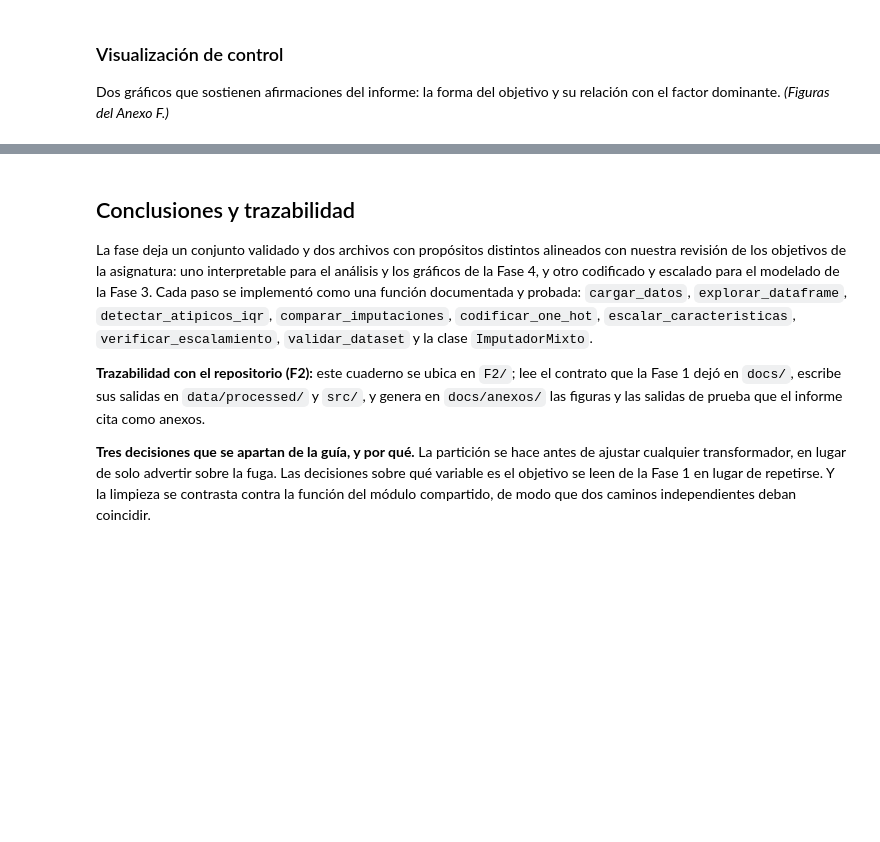
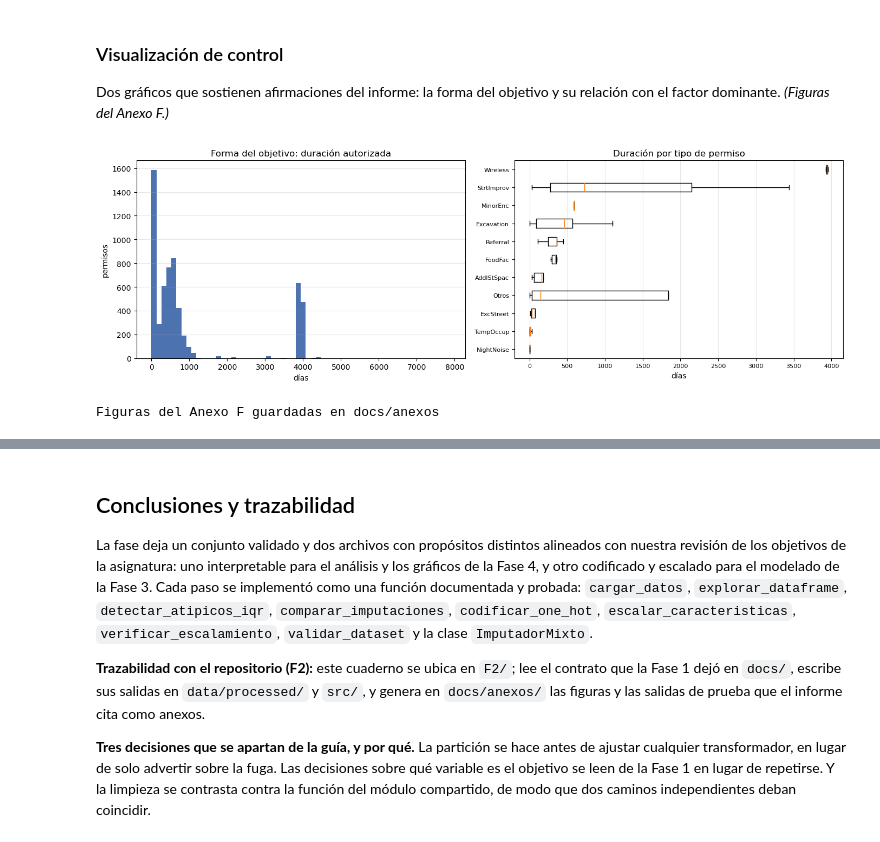
Before and after one commit to RJaramilloP/proyecto-grupo5-mcdi500, a Jupyter notebook: F2/F2_Prueba.ipynb, the cells around one changed output, grey strips where cells are left out. Drawn from its saved outputs; the diff is of its cells as text; code cells hidden in the pictures; blank space fills up the shorter version.

Commit message:
fix: Se implementan los códigos faltantes de la sección 6 y se generan anexos

```diff
--- a/F2/F2_Prueba.ipynb
+++ b/F2/F2_Prueba.ipynb
@@ -1458,4 +1556,35 @@ para el Anexo G del informe.
 Dos gráficos que sostienen afirmaciones del informe: la forma del objetivo y su relación con el
 factor dominante. *(Figuras del Anexo F.)*
 # %%
-#TODO: Código de los gráficos. Van en el informe!
+fig, ejes = plt.subplots(1, 2, figsize=(14, 4.6))
+
+# (1) Forma del objetivo: justifica evaluar una transformacion.
+ejes[0].hist(df[OBJETIVO], bins=60, color="#4C72B0")
+ejes[0].set_title("Forma del objetivo: duración autorizada")
+ejes[0].set_xlabel("días"); ejes[0].set_ylabel("permisos"); ejes[0].grid(axis="y", alpha=.3)
+
+# (2) El factor dominante segun la Fase 1.
+orden = df.groupby("tipo_permiso")[OBJETIVO].median().sort_values().index
+ejes[1].boxplot([df.loc[df.tipo_permiso == t, OBJETIVO] for t in orden],
+                labels=list(orden), vert=False, showfliers=False)
+ejes[1].set_title("Duración por tipo de permiso")
+ejes[1].set_xlabel("días"); ejes[1].grid(axis="x", alpha=.3); ejes[1].tick_params(labelsize=8)
+
+plt.tight_layout()
+fig.savefig(DIR_ANEXOS / "anexo_f1_forma_objetivo.png", dpi=150, bbox_inches="tight")
+plt.show()
+
+# La segunda figura tambien por separado, para poder insertarla sola en el informe.
+fig2, eje2 = plt.subplots(figsize=(8, 5))
+eje2.boxplot([df.loc[df.tipo_permiso == t, OBJETIVO] for t in orden],
+             labels=list(orden), vert=False, showfliers=False)
+eje2.set_title("Duración autorizada por tipo de permiso")
+eje2.set_xlabel("días"); eje2.grid(axis="x", alpha=.3)
+plt.tight_layout()
+fig2.savefig(DIR_ANEXOS / "anexo_f2_duracion_por_tipo.png", dpi=150, bbox_inches="tight")
+plt.close(fig2)
+
+print("Figuras del Anexo F guardadas en", DIR_ANEXOS.relative_to(RAIZ).as_posix())
+# %% [output]
+[figure, added]
+Figuras del Anexo F guardadas en docs/anexos
```
Also changed, not shown: parts of 2 cells of this notebook, 2 other files.
